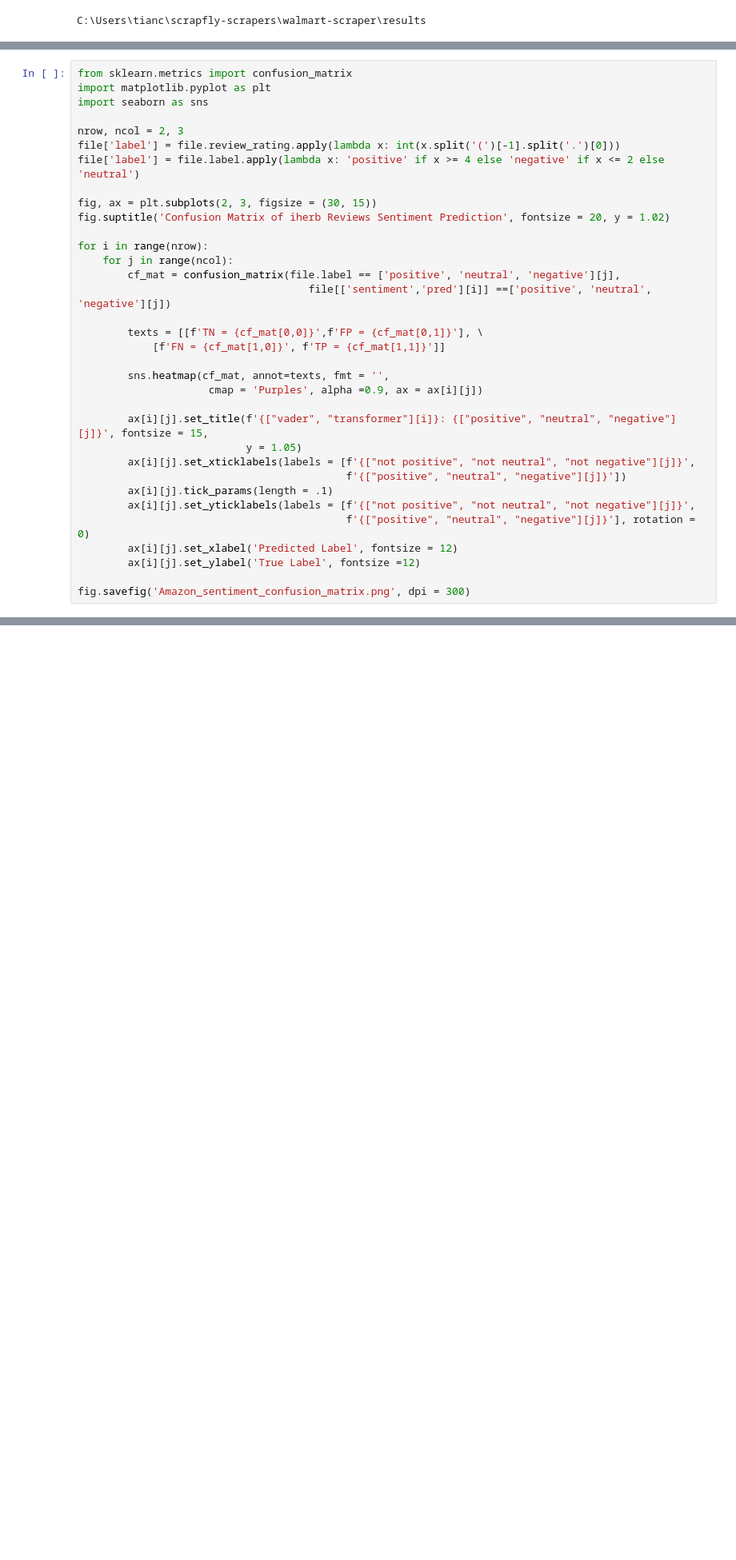
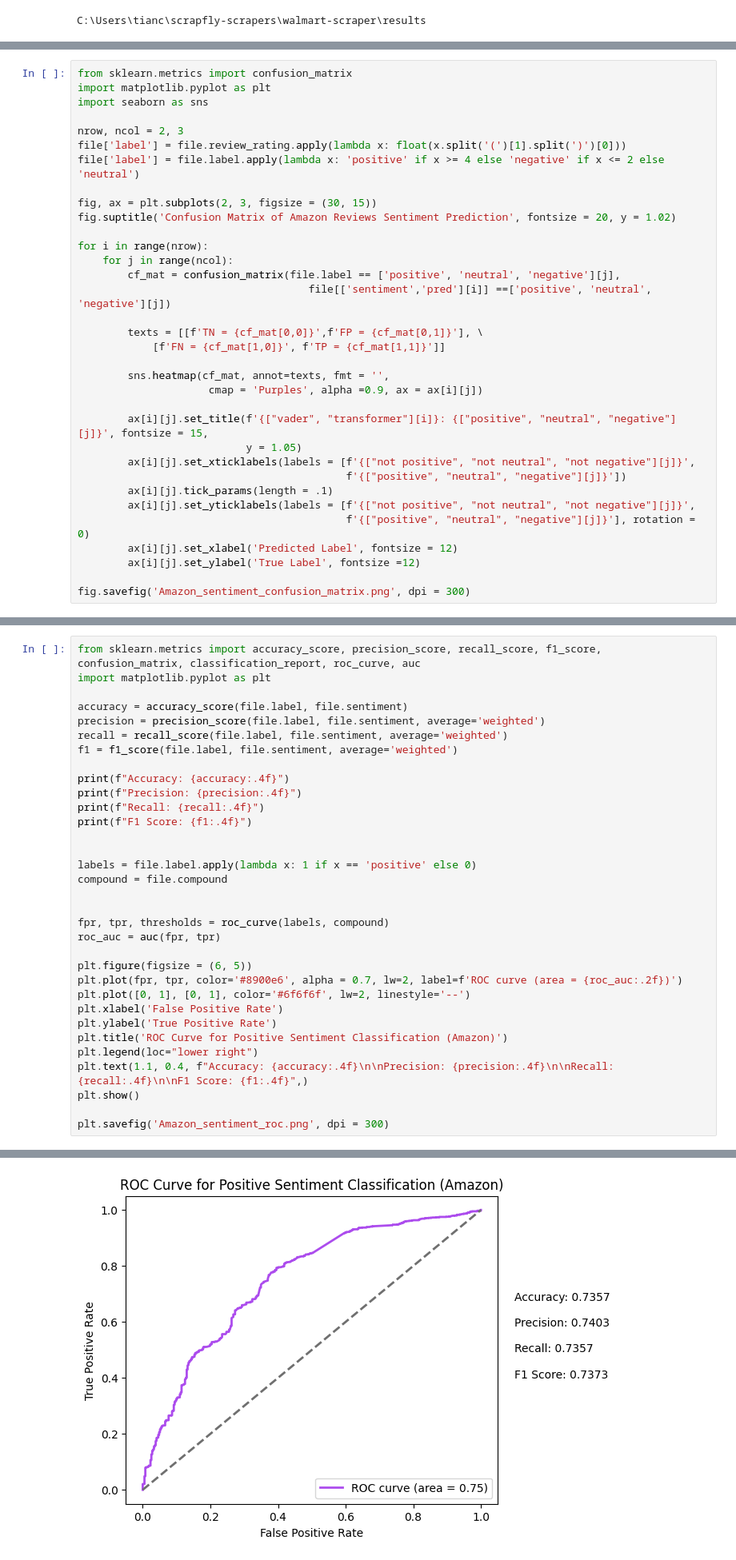
Before and after one commit to TLI2958/scrapfly-scrapers, a Jupyter notebook: etsy-scraper/results/read_res.ipynb, the cells around one changed output, grey strips where cells are left out. Shown at 80% size. Drawn from its saved outputs; the diff is of its cells as text; blank space fills up the shorter version.

```diff
--- a/etsy-scraper/results/read_res.ipynb
+++ b/etsy-scraper/results/read_res.ipynb
@@ -712,11 +714,11 @@ import matplotlib.pyplot as plt
 import seaborn as sns
 
 nrow, ncol = 2, 3
-file['label'] = file.review_rating.apply(lambda x: int(x.split('(')[-1].split('.')[0]))
+file['label'] = file.review_rating.apply(lambda x: float(x.split('(')[1].split(')')[0]))
 file['label'] = file.label.apply(lambda x: 'positive' if x >= 4 else 'negative' if x <= 2 else 'neutral')
 
 fig, ax = plt.subplots(2, 3, figsize = (30, 15))
-fig.suptitle('Confusion Matrix of iherb Reviews Sentiment Prediction', fontsize = 20, y = 1.02)
+fig.suptitle('Confusion Matrix of Amazon Reviews Sentiment Prediction', fontsize = 20, y = 1.02)
 
 for i in range(nrow):
     for j in range(ncol):
@@ -742,3 +744,37 @@ for i in range(nrow):
 fig.savefig('Amazon_sentiment_confusion_matrix.png', dpi = 300)
 # %% [output]
 [figure]
+# %%
+from sklearn.metrics import accuracy_score, precision_score, recall_score, f1_score, confusion_matrix, classification_report, roc_curve, auc
+import matplotlib.pyplot as plt
+
+accuracy = accuracy_score(file.label, file.sentiment)
+precision = precision_score(file.label, file.sentiment, average='weighted')
+recall = recall_score(file.label, file.sentiment, average='weighted')
+f1 = f1_score(file.label, file.sentiment, average='weighted')
+
+print(f"Accuracy: {accuracy:.4f}")
+print(f"Precision: {precision:.4f}")
+print(f"Recall: {recall:.4f}")
+print(f"F1 Score: {f1:.4f}")
+
+
+labels = file.label.apply(lambda x: 1 if x == 'positive' else 0)
+compound = file.compound
+
+
+fpr, tpr, thresholds = roc_curve(labels, compound)
+roc_auc = auc(fpr, tpr)
+
+plt.figure(figsize = (6, 5))
+plt.plot(fpr, tpr, color='#8900e6', alpha = 0.7, lw=2, label=f'ROC curve (area = {roc_auc:.2f})')
+plt.plot([0, 1], [0, 1], color='#6f6f6f', lw=2, linestyle='--')
+plt.xlabel('False Positive Rate')
+plt.ylabel('True Positive Rate')
+plt.title('ROC Curve for Positive Sentiment Classification (Amazon)')
+plt.legend(loc="lower right")
+plt.text(1.1, 0.4, f"Accuracy: {accuracy:.4f}\n\nPrecision: {precision:.4f}\n\nRecall: {recall:.4f}\n\nF1 Score: {f1:.4f}",)
+plt.show()
+
+plt.savefig('Amazon_sentiment_roc.png', dpi = 300)
+# %% [output]
@@ -744,0 +785 @@ fig.savefig('Amazon_sentiment_confusion_matrix.png', dpi = 300)
+[figure, added]
```
Also changed, not shown: parts of 6 cells of this notebook, 12 other files.
